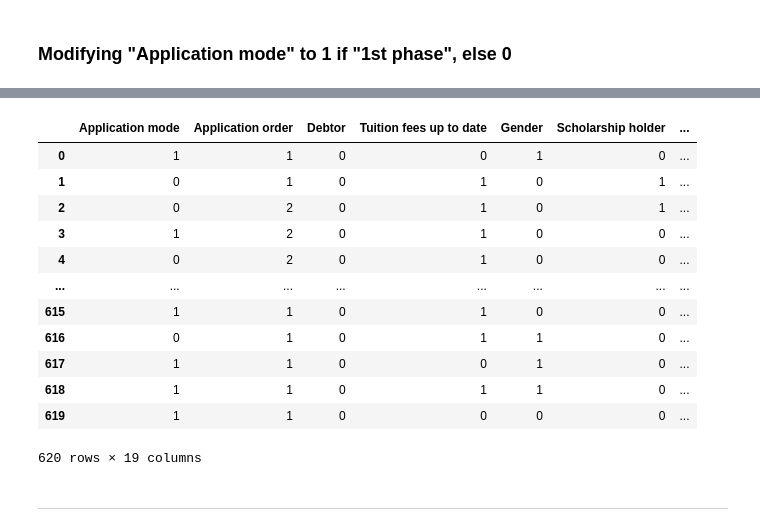
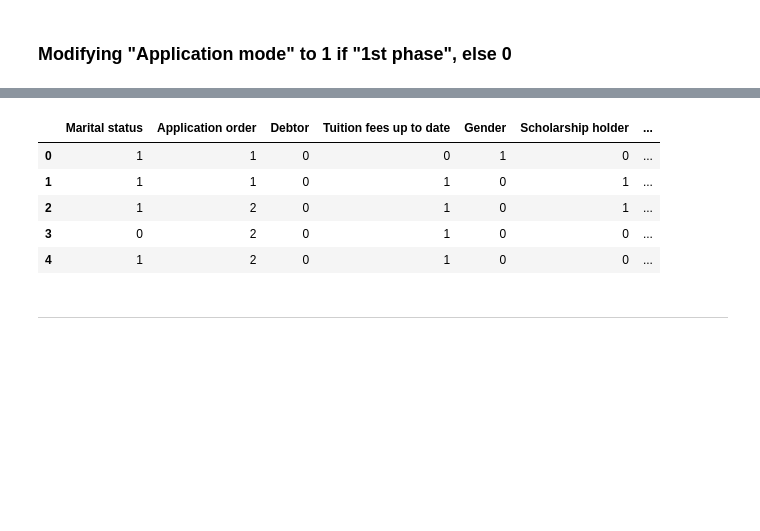
Before and after one commit to tanialemos/student-dropout-challenge, a Jupyter notebook: nb.ipynb, the cells around one changed output, grey strips where cells are left out. Cells and saved outputs as stored; diff of their text form; code cells hidden in the pictures; blank space fills up the shorter version.

```diff
--- a/nb.ipynb
+++ b/nb.ipynb
@@ -111,7 +123,7 @@ train_set[train_set.duplicated()]
 # %% [markdown]
 ### Modifying "Application mode" to 1 if "1st phase", else 0
 # %%
-train_set["Application mode"] = np.where(train_set["Application mode"] == 1, 0, 1)
-validation_set["Application mode"] = np.where(validation_set["Application mode"] == 1, 0, 1)
-test_set["Application mode"] = np.where(test_set["Application mode"] == 1, 0, 1)
+train_set["Marital status"] = np.where(train_set["Marital status"] == 1, 1, 0)
+validation_set["Marital status"] = np.where(validation_set["Marital status"] == 1, 1, 0)
+test_set["Marital status"] = np.where(test_set["Marital status"] == 1, 1, 0)
 # %%
@@ -175,32 +173,25 @@ clean_validation_set
 # %%
-clean_test_set = test_set[['Application mode', 'Application order', 'Debtor', 'Tuition fees up to date',
-       'Gender', 'Scholarship holder', 'Age at enrollment', 'Curricular units 1st sem (credited)',
+clean_test_set = test_set[['Marital status', 'Application order', 'Debtor', 'Tuition fees up to date',
+       'Gender', 'Scholarship holder', 'Age at enrollment', 'Displaced', 'Curricular units 1st sem (credited)',
        'Curricular units 1st sem (enrolled)',
        'Curricular units 1st sem (evaluations)',
        'Curricular units 1st sem (approved)',
        'Curricular units 1st sem (grade)',
        'Curricular units 1st sem (without evaluations)',
        'Curricular units 2nd sem (credited)',
        'Curricular units 2nd sem (enrolled)',
        'Curricular units 2nd sem (evaluations)',
        'Curricular units 2nd sem (approved)',
        'Curricular units 2nd sem (grade)',
        'Curricular units 2nd sem (without evaluations)']]
-clean_test_set
+clean_test_set.head()
 # %% [output]
-|  | Application mode | Application order | Debtor | Tuition fees up to date | Gender | Scholarship holder | ... |
+|  | Marital status | Application order | Debtor | Tuition fees up to date | Gender | Scholarship holder | ... |
 | 0 | 1 | 1 | 0 | 0 | 1 | 0 | ... |
-| 1 | 0 | 1 | 0 | 1 | 0 | 1 | ... |
-| 2 | 0 | 2 | 0 | 1 | 0 | 1 | ... |
-| 3 | 1 | 2 | 0 | 1 | 0 | 0 | ... |
-| 4 | 0 | 2 | 0 | 1 | 0 | 0 | ... |
-| ... | ... | ... | ... | ... | ... | ... | ... |
-| 615 | 1 | 1 | 0 | 1 | 0 | 0 | ... |
-| 616 | 0 | 1 | 0 | 1 | 1 | 0 | ... |
-| 617 | 1 | 1 | 0 | 0 | 1 | 0 | ... |
-| 618 | 1 | 1 | 0 | 1 | 1 | 0 | ... |
-| 619 | 1 | 1 | 0 | 0 | 0 | 0 | ... |
+| 1 | 1 | 1 | 0 | 1 | 0 | 1 | ... |
+| 2 | 1 | 2 | 0 | 1 | 0 | 1 | ... |
+| 3 | 0 | 2 | 0 | 1 | 0 | 0 | ... |
+| 4 | 1 | 2 | 0 | 1 | 0 | 0 | ... |
-620 rows × 19 columns
 # %% [markdown]
 ----
 # %% [markdown]
```
Also changed, not shown: parts of 31 cells of this notebook.
